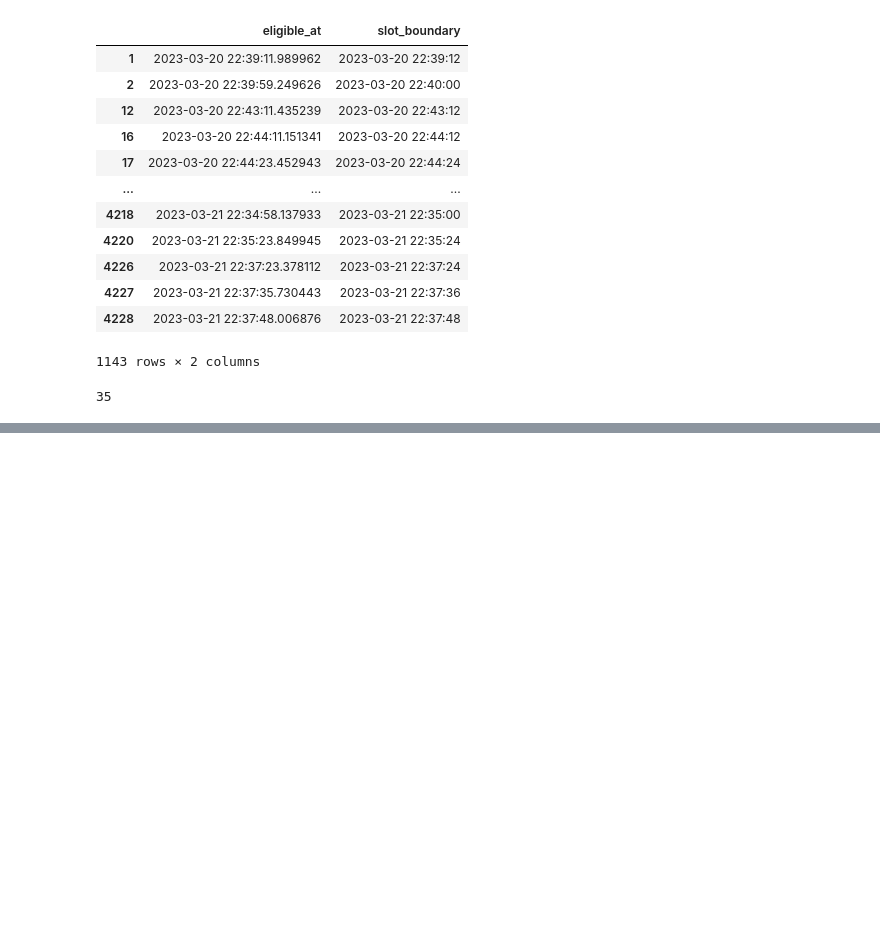
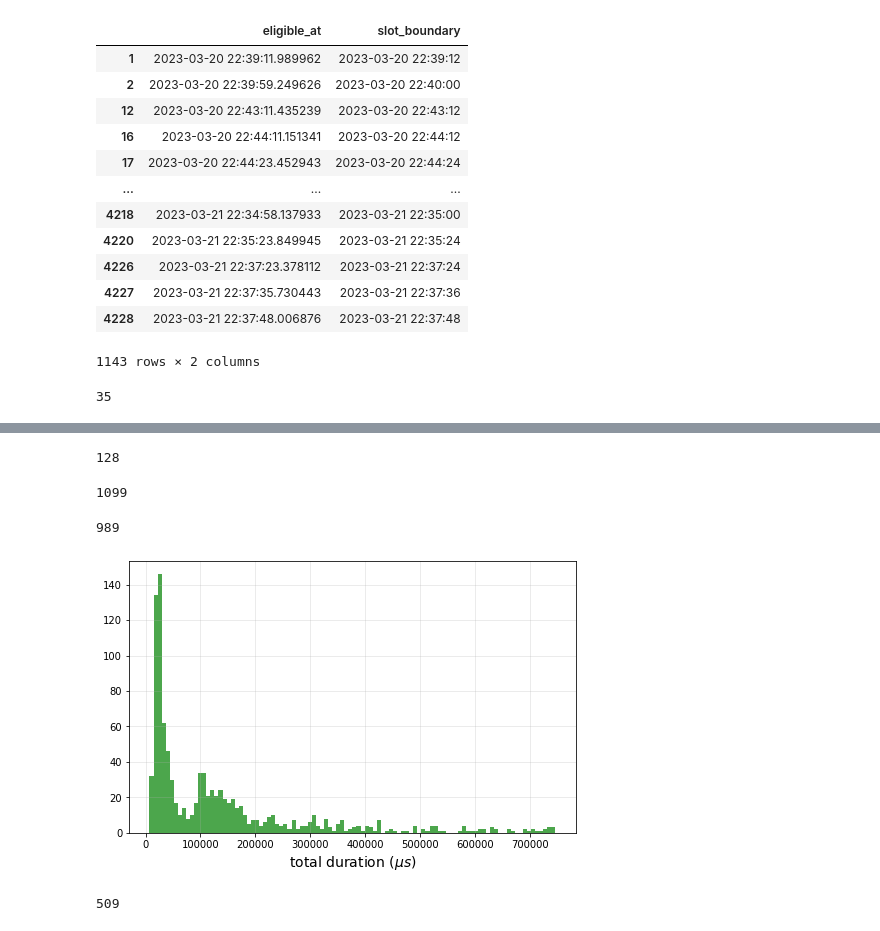
Before and after one commit to michaelneuder/relay-data, a Jupyter notebook: winningflow/winflow.ipynb, the cells around one changed output, grey strips where cells are left out. Saved outputs shown, nothing was run; the diff lists cells and outputs as text; code cells hidden in the pictures; blank space fills up the shorter version.

Commit message:
winning flow duration

```diff
--- a/winningflow/winflow.ipynb
+++ b/winningflow/winflow.ipynb
@@ -290,0 +499,25 @@ len(seen_not_relayed_opt[seen_not_relayed_opt['received_at'] > seen_not_relayed_
+# %%
+len(snr)
+# %% [output]
+128
+# %%
+len(seen_dur_not_relayed_opt)
+# %% [output]
+1099
+# %%
+durs = seen_dur_not_relayed_opt['total_duration'].values
+durs = durs[durs < np.percentile(durs,90)]
+len(durs)
+# %% [output]
+989
+# %%
+f, ax = plt.subplots(figsize=(8,5))
+ax.hist(durs, bins=100, color='green', alpha=0.7)
+ax.set_xlabel('total duration $(\mu s)$', size=14)
+plt.show()
+# %% [output]
+[figure, added]
+# %%
+len(durs[durs>70000])
+# %% [output]
+509
```
Also changed, not shown: parts of 25 cells of this notebook, 2 other files.
